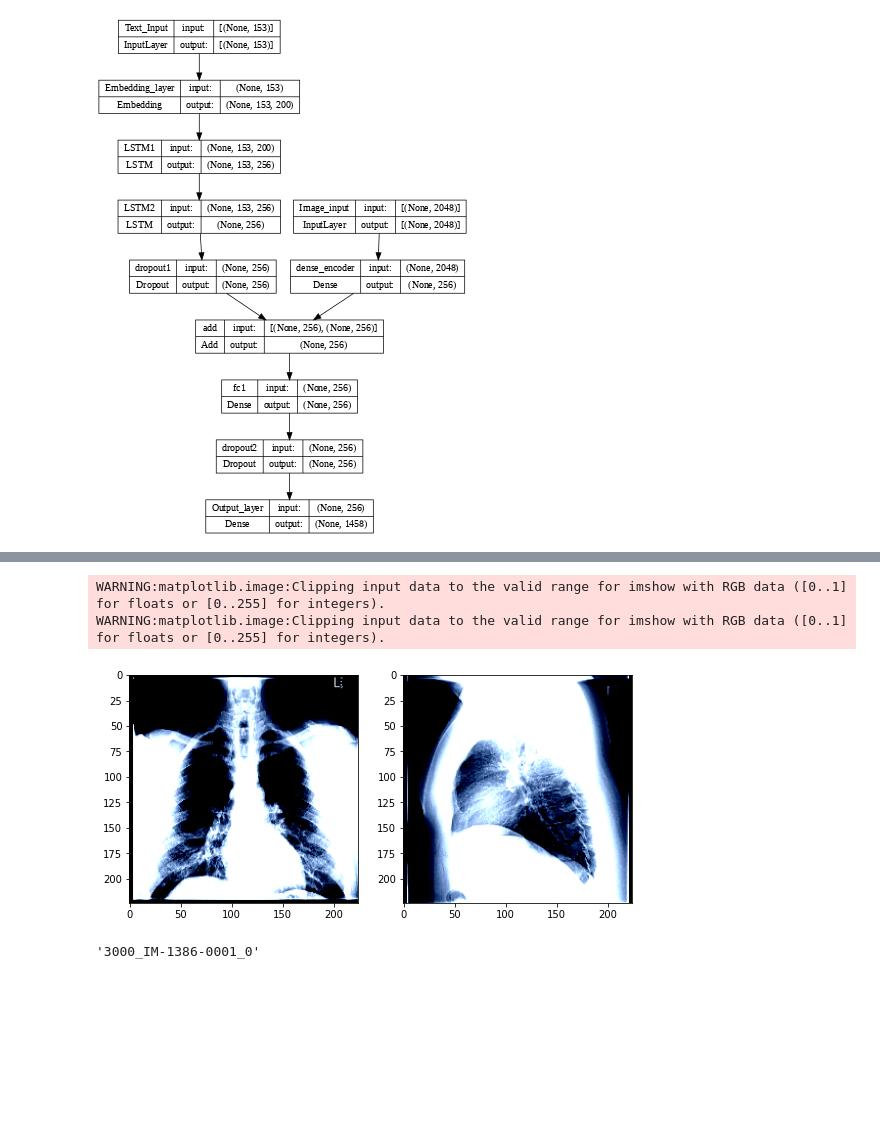
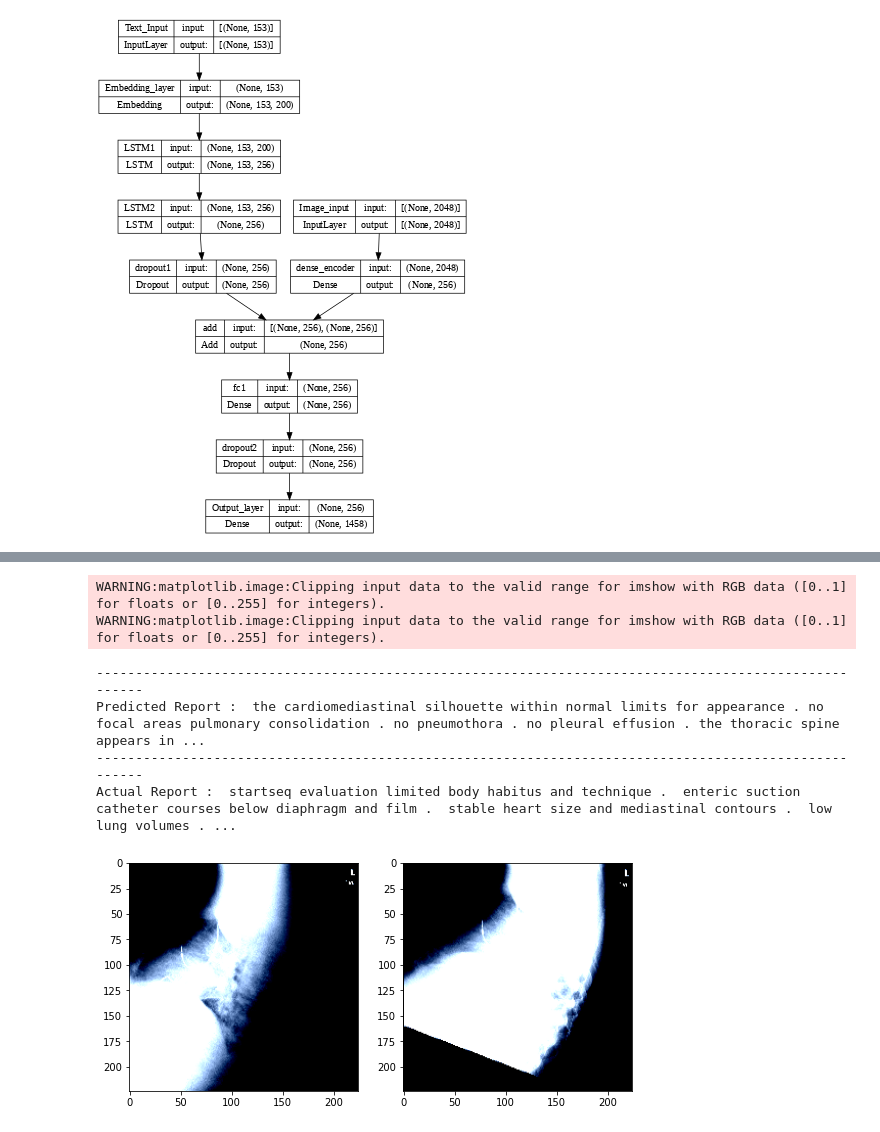
Before and after one commit to AbdulWahabRaza123/Report-generation-work, a Jupyter notebook: TrainModel.ipynb, the cells around one changed output, grey strips where cells are left out. Cells and saved outputs as stored; diff of their text form; code cells hidden in the pictures; blank space fills up the shorter version.

```diff
--- a/TrainModel.ipynb
+++ b/TrainModel.ipynb
@@ -623,3 +469,3 @@ val_summary_writer = tf.summary.create_file_writer(val_log_dir)
 # %%
-for img, report in cv_generator:
-   print(img)
+# for img, report in cv_generator:
+#    print(img)
@@ -734,0 +552,3 @@ decoder_model = Model(inputs = [text_input, enc_output], outputs = decoder_outpu
+# %%
+encoder_model=tf.keras.models.load_model('/content/drive/MyDrive/FYP/report_encoder_model.h5')
+decoder_model = tf.keras.models.load_model('/content/drive/MyDrive/FYP/report_decoder_model.h5')
@@ -780,6 +603,6 @@ def get_result(idx=0):
   img = load_image("/content/drive/MyDrive/FYP/images/"+cv_data['Image2'][idx])
   plt.imshow(img[0])
 # %%
-get_result(300)
+get_result(30)
 # cv_data['Person_id'][0]
 # %% [output]
@@ -806,8 +626,10 @@ Actual Report :  startseq the cardiomediastinal silhouette normal size and confi
 WARNING:matplotlib.image:Clipping input data to the valid range for imshow with RGB data ([0..1] for floats or [0..255] for integers).
 WARNING:matplotlib.image:Clipping input data to the valid range for imshow with RGB data ([0..1] for floats or [0..255] for integers).
+------------------------------------------------------------------------------------------------------
+Predicted Report :  the cardiomediastinal silhouette within normal limits for appearance . no focal areas pulmonary consolidation . no pneumothora . no pleural effusion . the thoracic spine appears in ...
+------------------------------------------------------------------------------------------------------
+Actual Report :  startseq evaluation limited body habitus and technique .  enteric suction catheter courses below diaphragm and film .  stable heart size and mediastinal contours .  low lung volumes . ...
-[figure, old version]
+[figure, new version]
 # %%
-cv_data['Person_id'][0]
+# cv_data['Person_id'][0]
-# %% [output]
-'3000_IM-1386-0001_0'
 # %%
```
Also changed, not shown: parts of 47 cells of this notebook.
